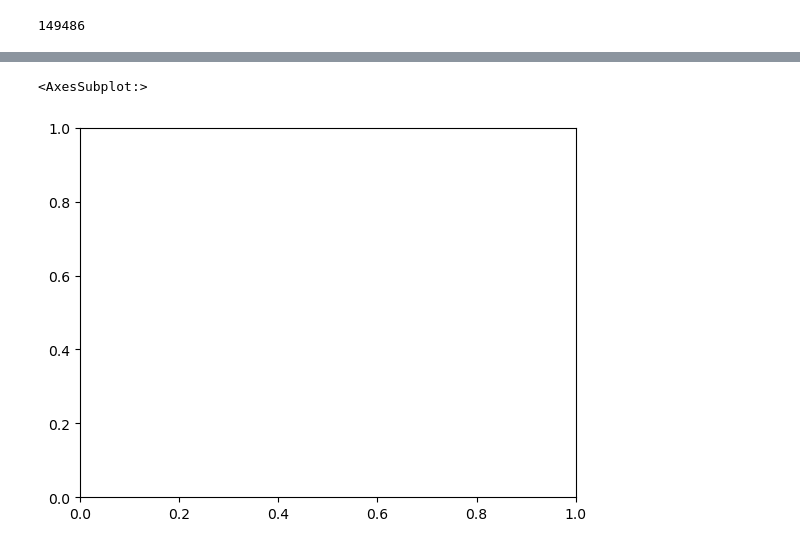
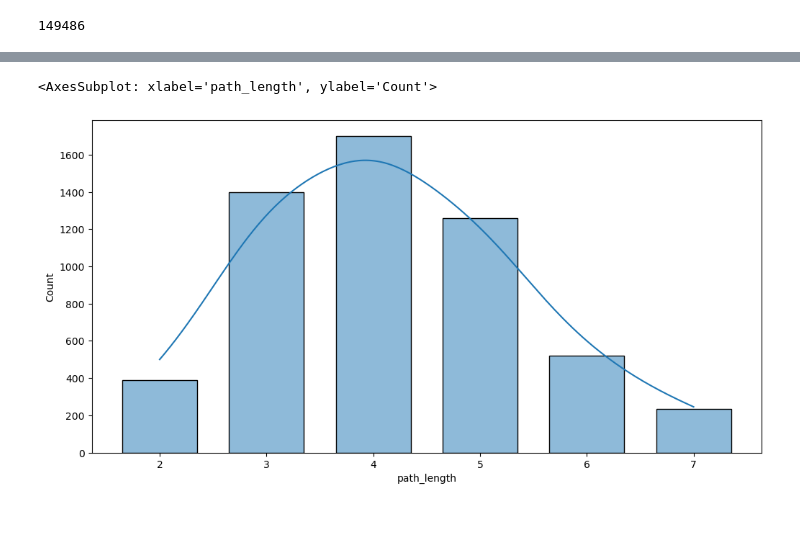
Before and after one commit to epfl-ada/ada-2022-project-groupe53, a Jupyter notebook: MahdiPlayground.ipynb, the cells around one changed output, grey strips where cells are left out. Drawn from its saved outputs; the diff is of its cells as text; code cells hidden in the pictures; blank space fills up the shorter version.

```diff
--- a/MahdiPlayground.ipynb
+++ b/MahdiPlayground.ipynb
@@ -83,0 +93,9 @@ paths_df = paths_df[paths_df['path_length'] > 1]
+# %%
+# remve paths with only one link
+paths_df = paths_df[paths_df['path_length'] > 1]
+
+# remove unfinished paths
+paths_df = paths_df[paths_df['finished'] == True]
+
+# print the number of paths
+print(len(paths_df))
@@ -114,2 +152,2 @@ paths_df = paths_df[~ paths_df['contains_nan']]
 # %%
-filtered_paths_df = paths_df[paths_df['path_length']<100]
+filtered_paths_df = paths_df[paths_df['path_length']<8]
@@ -184,5 +171,6 @@ sns.regplot(paths_df['position_mean'],paths_df['path_length'])
-# %%
-sns.histplot()
-# %% [output]
-<AxesSubplot:>
-[figure, removed]
+# %%
+sns.histplot(data=filtered_paths_df, x="path_length",bins=35,stat = 'count',discrete= True, shrink=0.7,
+  multiple="dodge", palette="flare", kde=True, kde_kws={'bw_method': 0.5})
+# %% [output]
+<AxesSubplot: xlabel='path_length', ylabel='Count'>
+[figure, added]
```
Also changed, not shown: parts of 73 cells of this notebook.
